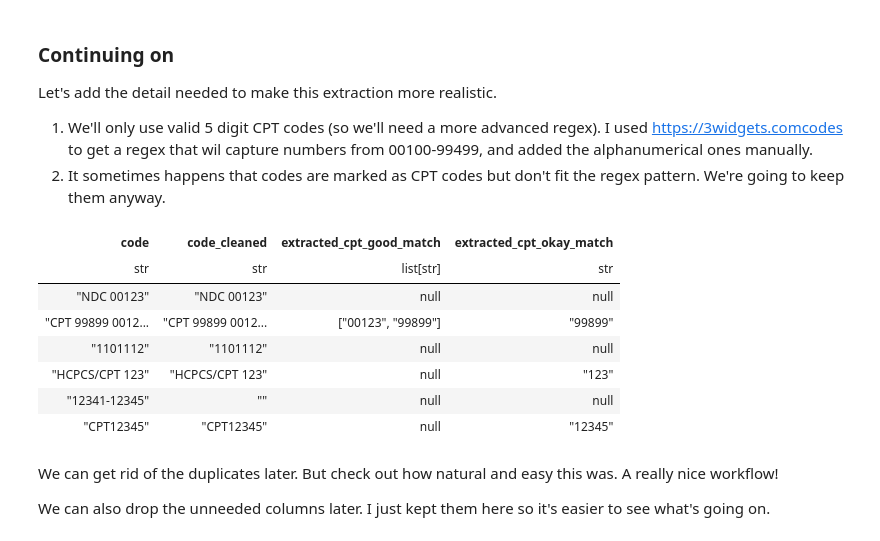
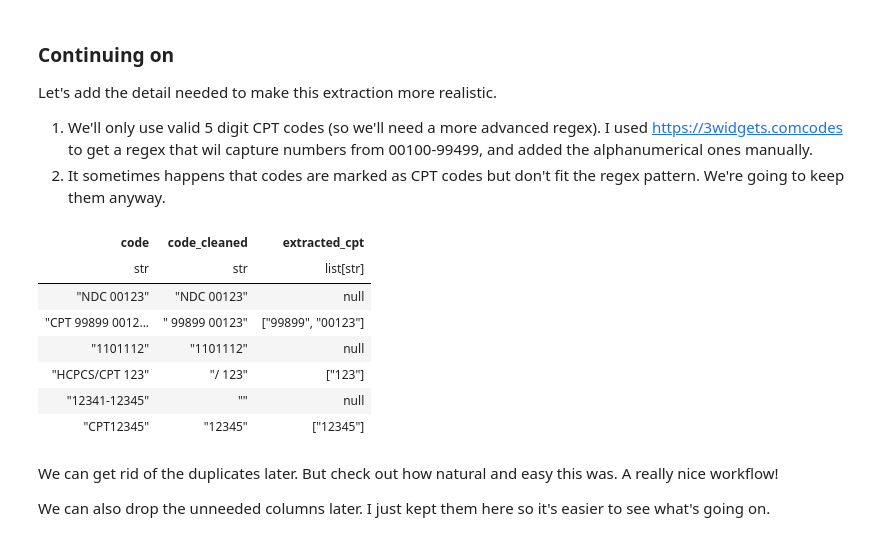
Before and after one commit to alecstein/dolt_datascience, a Jupyter notebook: hospitals_v3/cleanup/cleaning-hospitals-dataset.ipynb, the cells around one changed output. Cells and saved outputs as stored; diff of their text form; code cells hidden in the pictures.

```diff
--- a/hospitals_v3/cleanup/cleaning-hospitals-dataset.ipynb
+++ b/hospitals_v3/cleanup/cleaning-hospitals-dataset.ipynb
@@ -242,7 +242,7 @@ def extract_all_from(colname, words):
     return col(colname).str.extract_all(words_str)
 
 def clear_all_from(colname, words):
-    words_str = '|'.join([fr'\b{word}\b' for word in words.split()])
+    words_str = '|'.join([fr'{word}' for word in words.split()])
     return col(colname).str.replace_all(words_str, '')
 # %% [markdown]
 This allows us to replace, for example:
@@ -306,53 +306,54 @@ Let's add the detail needed to make this extraction more realistic.
 # %%
 def extract_cpt(df: pl.DataFrame) -> pl.DataFrame:
     '''
     Extract CPT singlet codes
     '''
 
     cpt_pats = '''0010[0-9] 001[1-9][0-9] 00[2-9][0-9]{2}
                 0[1-9][0-9]{3} [1-8][0-9]{4} 9[0-8][0-9]{3}
                 99[0-4][0-9]{2} [ACEGJKLMQTV]\d{4} \d{4}[ACEGJKLMQTV]'''
 
     return df.with_column(
-        clear_all_from('code', '\w{5}-\w{5}').alias(f'code_cleaned')
-    ).with_columns([
+
+        clear_all_from('code', '\\b\w{5}-\w{5}\\b CPT HCPCS').alias(f'code_cleaned'),
+
+    ).with_column(
 
         pl.when(
-            ~in_col('code_cleaned', 'NDC MS CDM DRG')
+
+            ~in_col('code', 'NDC MS CDM DRG') &
+            ~in_col('code', 'CPT HCPCS? CPT\s?/?HCPCS? HCPCS\s?/?CPT')
+
         ).then(
+
             extract_all_from('code_cleaned', cpt_pats)
-        ).otherwise(None).alias('extracted_cpt_good_match'),
 
-        pl.when(
-            in_col('code_cleaned', 'CPT HCPCS? CPT\s?/?HCPCS? HCPCS\s?/?CPT')
-        ).then(
-            col('code_cleaned').str.extract('(CPT|HCPCS?)\s?(\w{3,6})', 2)
-            # 'ok',
-        ).otherwise(None).alias('extracted_cpt_okay_match')
+        ).otherwise(
 
-    ]).with_column(
+            pl.when(
 
-        # col('extracted_cpt_okay_match').alias('test')
-        # pl.when(
-        #     col('extracted_cpt_good_match').is_not_null()
-        # ).then(
-            col('extracted_cpt_good_match').arr.concat(col('extracted_cpt_okay_match'))
-        # ).otherwise(
-        #     col('extracted_cpt_okay_match')
-        # ).alias('extracted_cpt')
+                in_col('code', 'CPT HCPCS? CPT\s?/?HCPCS? HCPCS\s?/?CPT')
+
+            ).then(
+
+                extract_all_from('code_cleaned', cpt_pats + ' ([A-Z]|\d)?\d{1,3}([A-Z]|\d)')
+
+            ).otherwise(None)
+
+        ).alias('extracted_cpt'),
     )
 
 testdf = pl.DataFrame({'code': ['NDC 00123', 'CPT 99899 00123', '1101112', 'HCPCS/CPT 123', '12341-12345', 'CPT12345']})
 testdf.pipe(extract_cpt)
 # %% [output]
-| code | code_cleaned | extracted_cpt_good_match | extracted_cpt_okay_match |
-| str | str | list[str] | str |
-| "NDC 00123" | "NDC 00123" | null | null |
-| "CPT 99899 0012... | "CPT 99899 0012... | ["00123", "99899"] | "99899" |
-| "1101112" | "1101112" | null | null |
-| "HCPCS/CPT 123" | "HCPCS/CPT 123" | null | "123" |
-| "12341-12345" | "" | null | null |
-| "CPT12345" | "CPT12345" | null | "12345" |
+| code | code_cleaned | extracted_cpt |
+| str | str | list[str] |
+| "NDC 00123" | "NDC 00123" | null |
+| "CPT 99899 0012... | " 99899 00123" | ["99899", "00123"] |
+| "1101112" | "1101112" | null |
+| "HCPCS/CPT 123" | "/ 123" | ["123"] |
+| "12341-12345" | "" | null |
+| "CPT12345" | "12345" | ["12345"] |
 # %% [markdown]
 We can get rid of the duplicates later. But check out how natural and easy this was. A really nice workflow!
 
```
Also changed, not shown: parts of 1 cell of this notebook.
